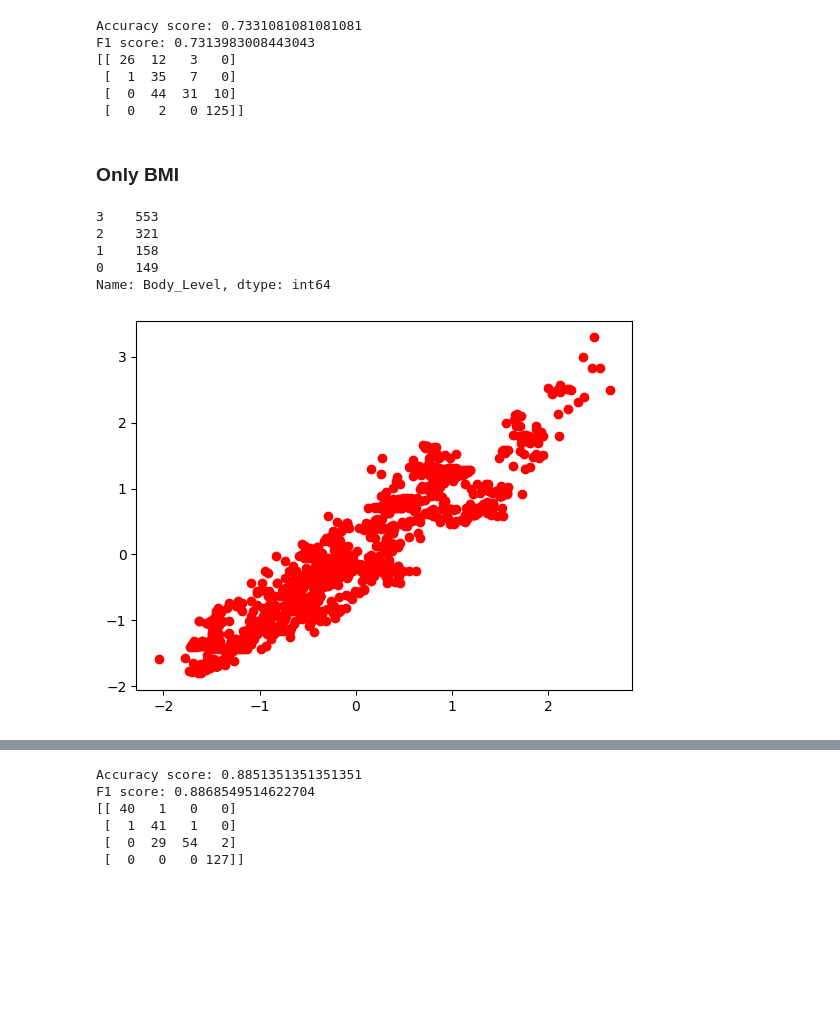
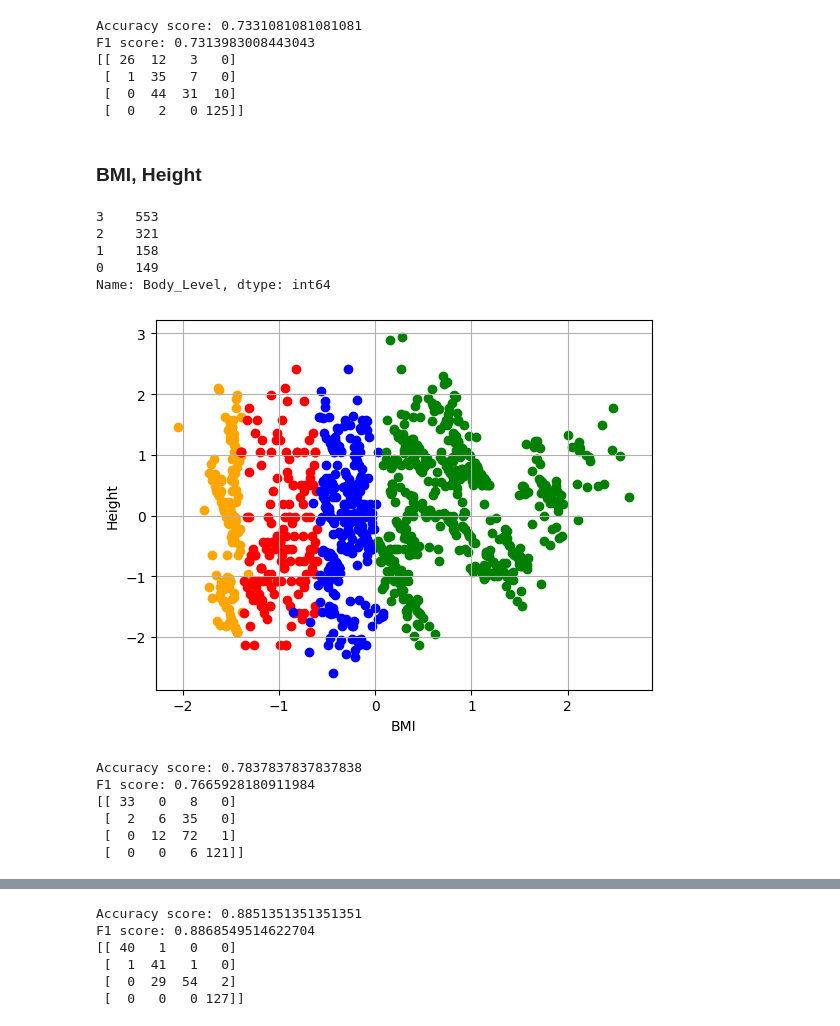
Before and after one commit to AmmarMohamed21/Human-Body-Level-Classification, a Jupyter notebook: perceptron.ipynb, the cells around one changed output, grey strips where cells are left out. Cells and saved outputs as stored; diff of their text form; code cells hidden in the pictures; blank space fills up the shorter version.

Commit message:
add perceptron algorithm

```diff
--- a/perceptron.ipynb
+++ b/perceptron.ipynb
@@ -91,7 +91,7 @@ F1 score: 0.7313983008443043
  [  0  44  31  10]
  [  0   2   0 125]]
 # %% [markdown]
-### Only BMI
+### BMI, Height
 # %%
 X_train['BMI']
 Y_train.value_counts()
@@ -101,12 +101,38 @@ Y_train.value_counts()
 1    158
 0    149
 Name: Body_Level, dtype: int64
-# %%
-# data visualization
-plt.scatter(X_train['BMI'], X_train['Weight'], c=['r'])
-plt.scatter(X_train['BMI'], X_train['Weight'], c=['r'])
-plt.scatter(X_train['BMI'], X_train['Weight'], c=['r'])
-plt.scatter(X_train['BMI'], X_train['Weight'], c=['r'])
-plt.show()
-# %% [output]
-[figure, removed]
+# %%
+# categories of the points as integers (1-5)
+categories = [0, 1, 2, 3]
+
+# define the colors for each category
+colors = {
+    0: 'orange',
+    1: 'red',
+    2: 'blue',
+    3: 'green'
+}
+
+classes = [
+    X_train.loc[Y_train == 0],
+    X_train.loc[Y_train == 1],
+    X_train.loc[Y_train == 2],
+    X_train.loc[Y_train == 3]
+]
+
+# create a scatter plot with different colors for each category
+plt.scatter(classes[0]['BMI'], classes[0]['Height'], color=colors[0])
+plt.scatter(classes[1]['BMI'], classes[1]['Height'], color=colors[1])
+plt.scatter(classes[2]['BMI'], classes[2]['Height'], color=colors[2])
+plt.scatter(classes[3]['BMI'], classes[3]['Height'], color=colors[3])
+
+
+# add gridlines and labels to the plot
+plt.grid(True)
+plt.xlabel('BMI')
+plt.ylabel('Height')
+
+# show the plot
+plt.show()
+# %% [output]
+[figure, added]
@@ -112,0 +143,13 @@ plt.show()
+# %%
+y_predicted = trained_perceptron_model.predict(X_test[['BMI', 'Height']])
+Accuarcy = accuracy_score(Y_test, y_predicted)
+print("Accuracy score: {}".format(Accuarcy))
+print("F1 score: {}".format(f1_score(Y_test, y_predicted, average='weighted')))
+print(confusion_matrix(Y_test, y_predicted))
+# %% [output]
+Accuracy score: 0.7837837837837838
+F1 score: 0.7665928180911984
+[[ 33   0   8   0]
+ [  2   6  35   0]
+ [  0  12  72   1]
+ [  0   0   6 121]]
```
Also changed, not shown: parts of 3 cells of this notebook.
